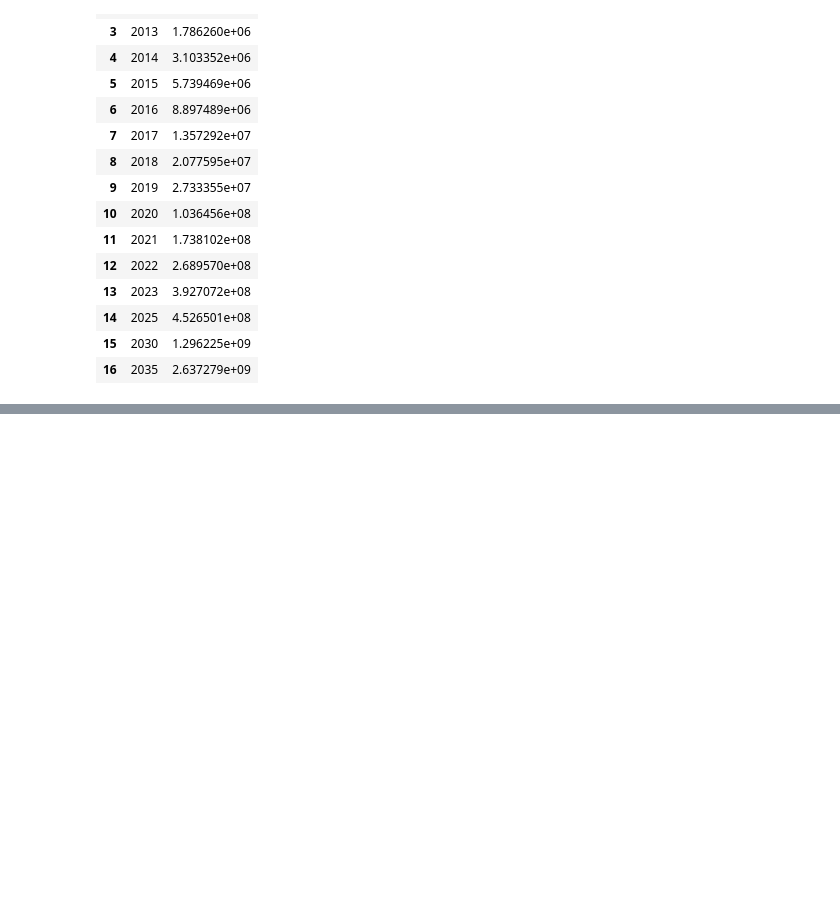
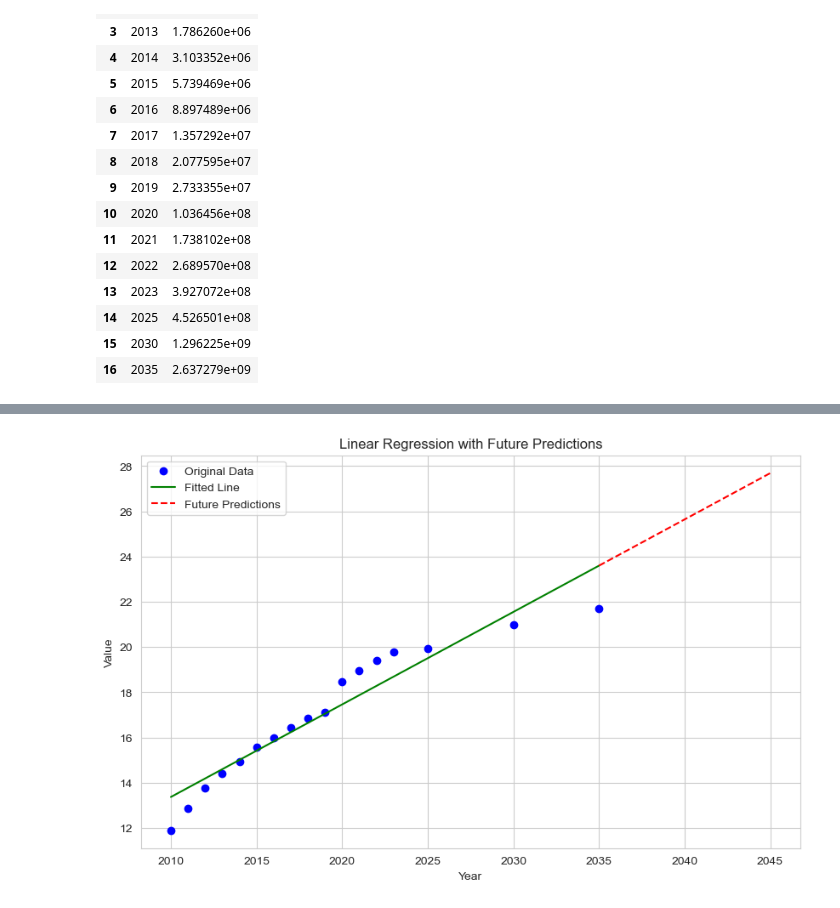
Before and after one commit to TDMinhNhat/Machine_Learning_Model_Example, a Jupyter notebook: model/linear_regression/project_da02_1.ipynb, the cells around one changed output, grey strips where cells are left out. Cells and saved outputs as stored; diff of their text form; code cells hidden in the pictures; blank space fills up the shorter version.

Commit message:
update code project linear_regression 1 || arimar project 3

```diff
--- a/model/linear_regression/project_da02_1.ipynb
+++ b/model/linear_regression/project_da02_1.ipynb
@@ -123,0 +124,33 @@ plt.show()
+# %%
+X = data_group[['year']]
+y = data_group['value']
+
+model = LinearRegression()
+model.fit(X, y)
+
+data_year = pd.DataFrame({'year': [2035, 2036, 2037, 2038, 2039, 2040, 2041, 2042, 2043, 2044, 2045]})
+future_predictions = model.predict(data_year)
+
+# Combine future years and predictions
+future_data = data_year.copy()
+future_data['predicted_value'] = future_predictions
+
+# Plot the original data and future predictions
+plt.figure(figsize=(10, 6))
+
+# Scatter plot for original data
+plt.scatter(data_group['year'], data_group['value'], color='blue', label='Original Data')
+
+# Line plot for original data
+plt.plot(data_group['year'], model.predict(X), color='green', label='Fitted Line')
+
+# Line plot for future predictions
+plt.plot(data_year['year'], future_predictions, color='red', linestyle='--', label='Future Predictions')
+
+plt.title("Linear Regression with Future Predictions")
+plt.xlabel("Year")
+plt.ylabel("Value")
+plt.legend()
+plt.show()
+# %% [output]
+[figure, added]
```
Also changed, not shown: parts of 7 cells of this notebook, 1 other file.
